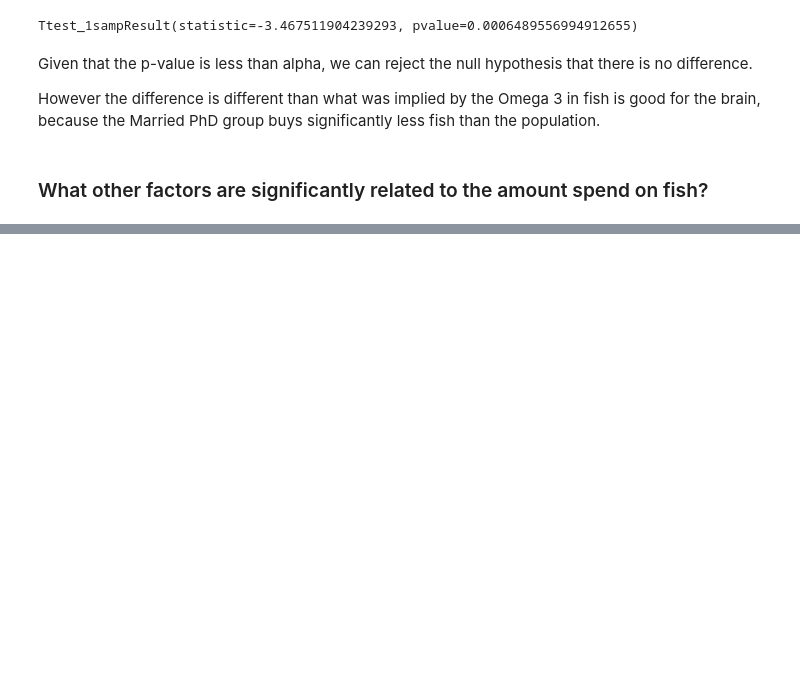
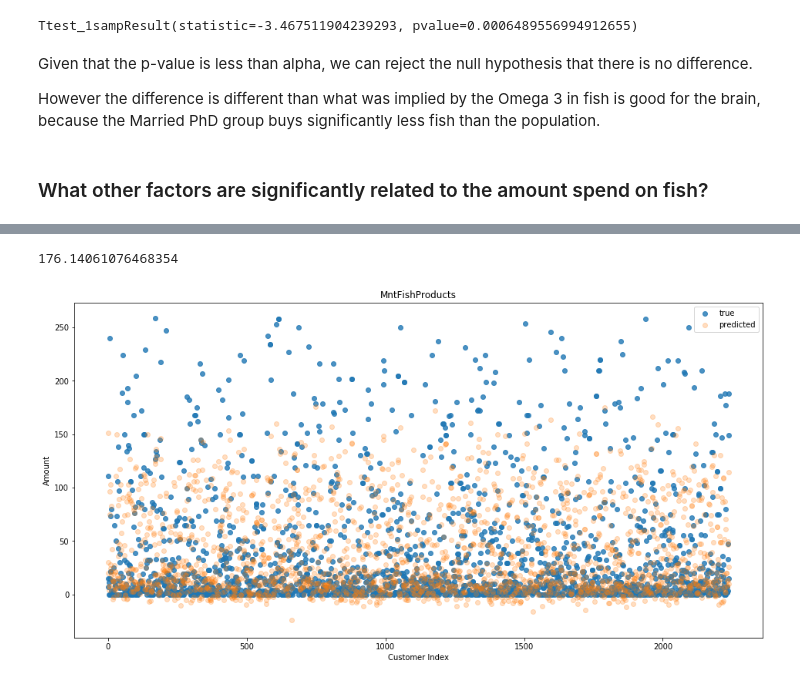
Before and after one commit to merb92/marketing-analytics-xyz, a Jupyter notebook: notebooks/02_statistical_analysis.ipynb, the cells around one changed output, grey strips where cells are left out. Drawn from its saved outputs; the diff is of its cells as text; code cells hidden in the pictures; blank space fills up the shorter version.

Commit message:
Add other factors related to fish purchases

```diff
--- a/notebooks/02_statistical_analysis.ipynb
+++ b/notebooks/02_statistical_analysis.ipynb
@@ -329,0 +336,29 @@ However the difference is different than what was implied by the Omega 3 in fish
+# %%
+for cat in cat_fields:
+    X_fish = make_category(X_fish, cat)
+# %%
+X_fish = X_fish.drop(fields_to_ignore, axis=1)
+# %%
+# drop because of multicoliniarity with NumCatalogPurchases
+X_fish.drop(['NumCatalogPurchases'], axis=1, inplace=True)
+# %%
+lin_reg = LinearRegression()
+lin_reg.fit(X_fish, y_fish)
+
+y_fish_hat = lin_reg.predict(X_fish)
+
+mse = mean_squared_error(y_fish, y_fish_hat)
+
+mae = mean_absolute_error(y_fish, y_fish_hat)
+
+print(f'RMSE: {np.sqrt(mse)}')
+print(f'')
+print(f'MAE: {mae}')
+print('')
+
+mse_scorer = make_scorer(mean_squared_error)
+
+cv_rmse = np.sqrt(np.mean(cross_val_score(lin_reg, X_fish,
+                                                y_fish, cv=10,
+                                               scoring=mse_scorer)))
+print(f'Cross Val RMSE: {cv_rmse}')
@@ -329,0 +383,15 @@ However the difference is different than what was implied by the Omega 3 in fish
+# %%
+y_fish_hat.max()
+# %% [output]
+176.14061076468354
+# %%
+plt.figure(figsize=(16, 8))
+plt.scatter(y.index, y_fish, alpha=0.8, )
+plt.scatter(y.index, y_fish_hat, alpha=0.25)
+plt.legend(['true', 'predicted'])
+plt.title('MntFishProducts')
+plt.ylabel('Amount')
+plt.xlabel('Customer Index')
+plt.show()
+# %% [output]
+[figure, added]
```
Also changed, not shown: parts of 14 cells of this notebook.
